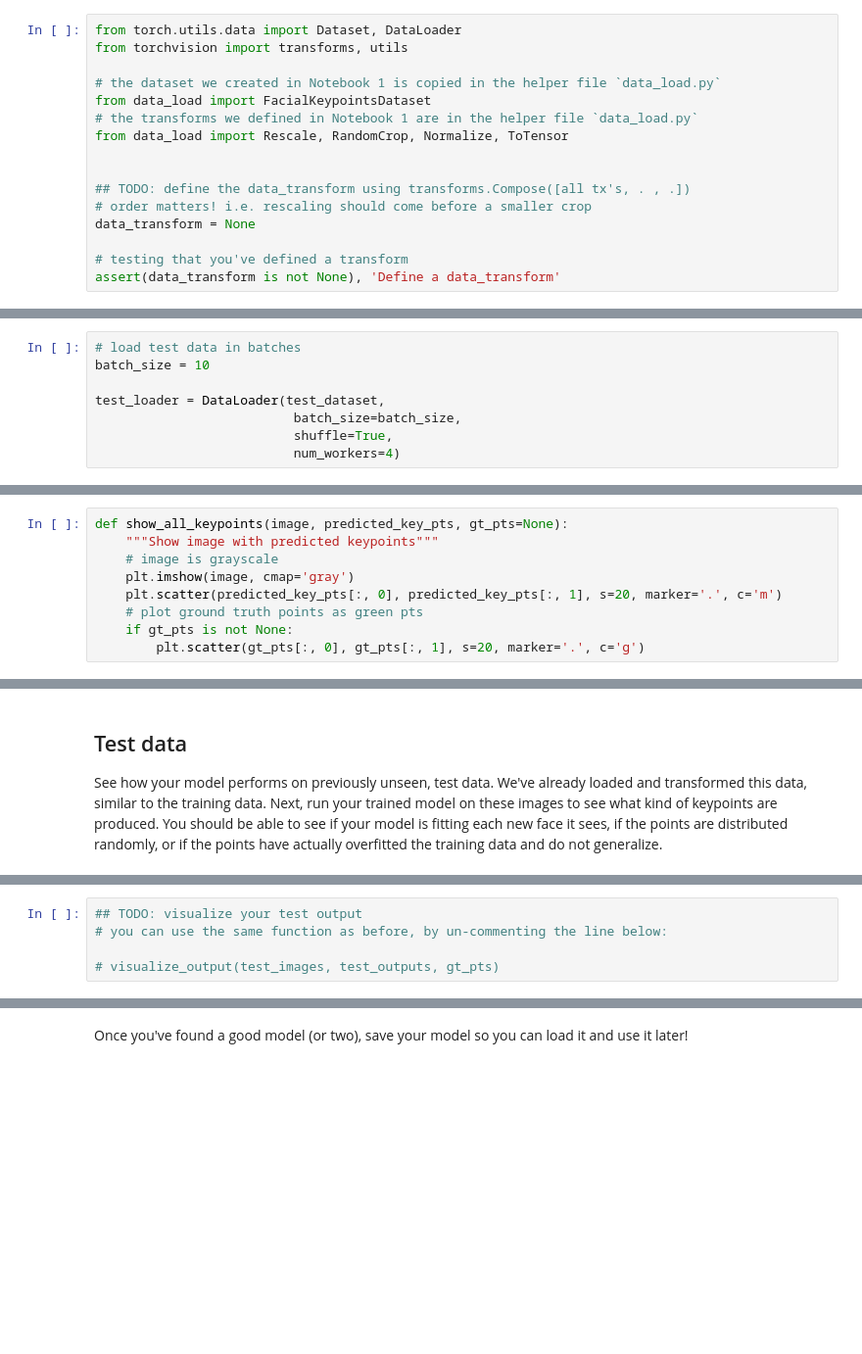
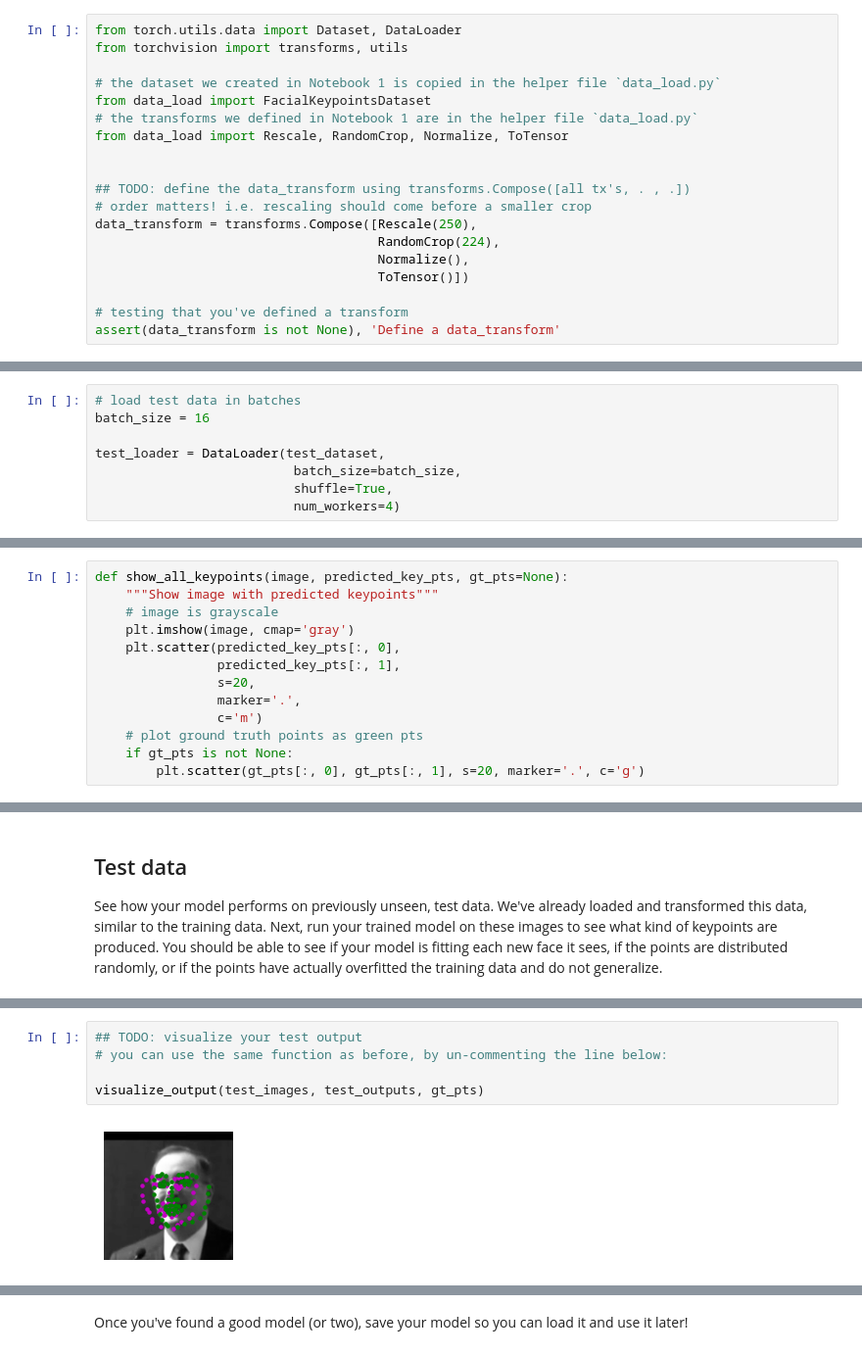
Before and after one commit to DavidDaoTu/nd-cv-facial-keypoin-detection, a Jupyter notebook: 2. Define the Network Architecture.ipynb, the cells around one changed output, grey strips where cells are left out. Shown: that part at 98% size. Saved outputs shown, nothing was run; the diff lists cells and outputs as text; blank space fills up the shorter version.

```diff
--- a/2. Define the Network Architecture.ipynb
+++ b/2. Define the Network Architecture.ipynb
@@ -125,7 +131,10 @@ from data_load import Rescale, RandomCrop, Normalize, ToTensor
 
 ## TODO: define the data_transform using transforms.Compose([all tx's, . , .])
 # order matters! i.e. rescaling should come before a smaller crop
-data_transform = None
+data_transform = transforms.Compose([Rescale(250),
+                                     RandomCrop(224),
+                                     Normalize(),
+                                     ToTensor()])
 
 # testing that you've defined a transform
 assert(data_transform is not None), 'Define a data_transform'
@@ -181,7 +194,7 @@ test_dataset = FacialKeypointsDataset(csv_file='data/test_frames_keypoints.csv',
                                              transform=data_transform)
 # %%
 # load test data in batches
-batch_size = 10
+batch_size = 16
 
 test_loader = DataLoader(test_dataset,
                           batch_size=batch_size,
@@ -244,7 +261,11 @@ def show_all_keypoints(image, predicted_key_pts, gt_pts=None):
     """Show image with predicted keypoints"""
     # image is grayscale
     plt.imshow(image, cmap='gray')
-    plt.scatter(predicted_key_pts[:, 0], predicted_key_pts[:, 1], s=20, marker='.', c='m')
+    plt.scatter(predicted_key_pts[:, 0],
+                predicted_key_pts[:, 1],
+                s=20,
+                marker='.',
+                c='m')
     # plot ground truth points as green pts
     if gt_pts is not None:
         plt.scatter(gt_pts[:, 0], gt_pts[:, 1], s=20, marker='.', c='g')
@@ -380,5 +454,7 @@ print(gt_pts.size())
 # %%
 ## TODO: visualize your test output
 # you can use the same function as before, by un-commenting the line below:
 
-# visualize_output(test_images, test_outputs, gt_pts)
+visualize_output(test_images, test_outputs, gt_pts)
+# %% [output]
+[figure, added]
```
Also changed, not shown: parts of 24 cells of this notebook, 6 other files.
